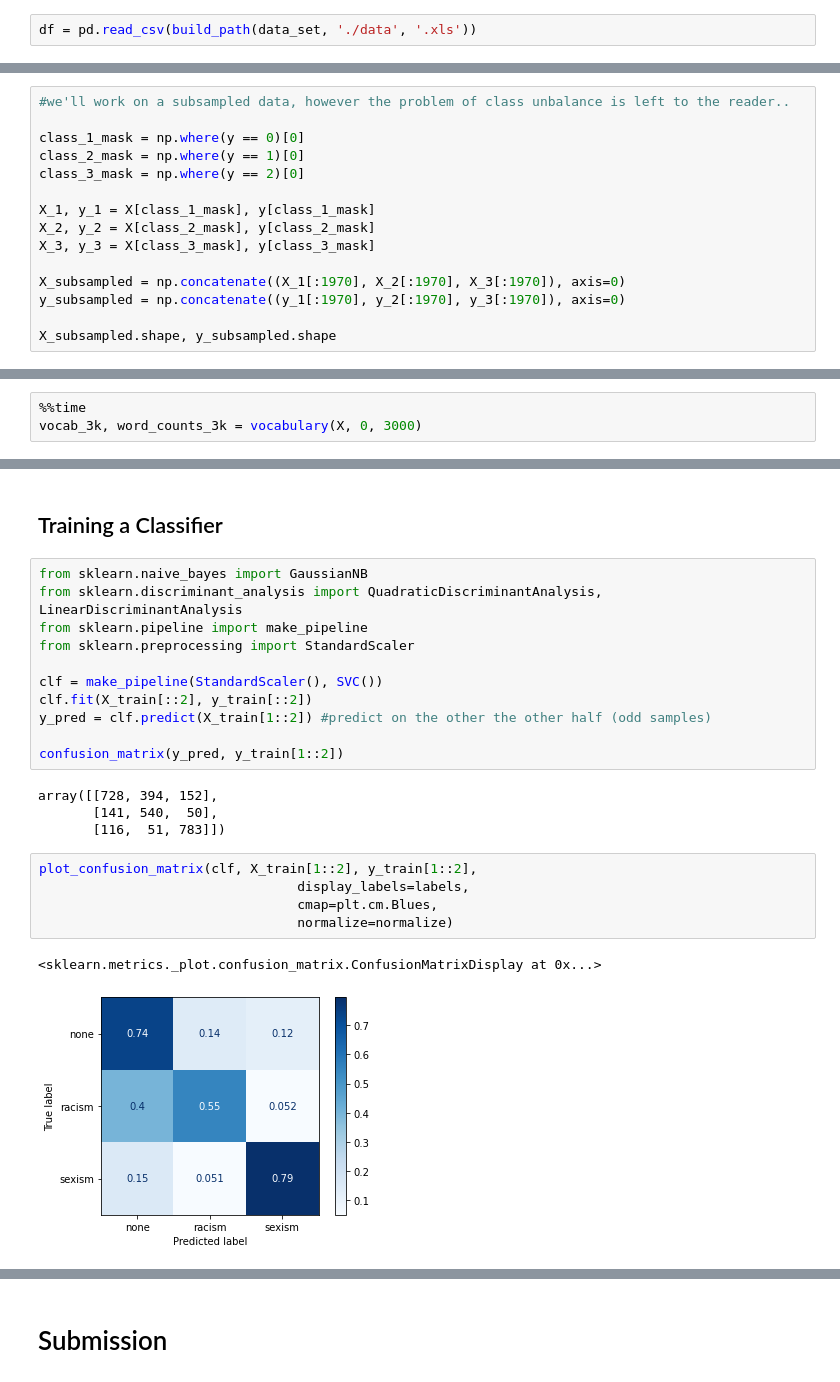
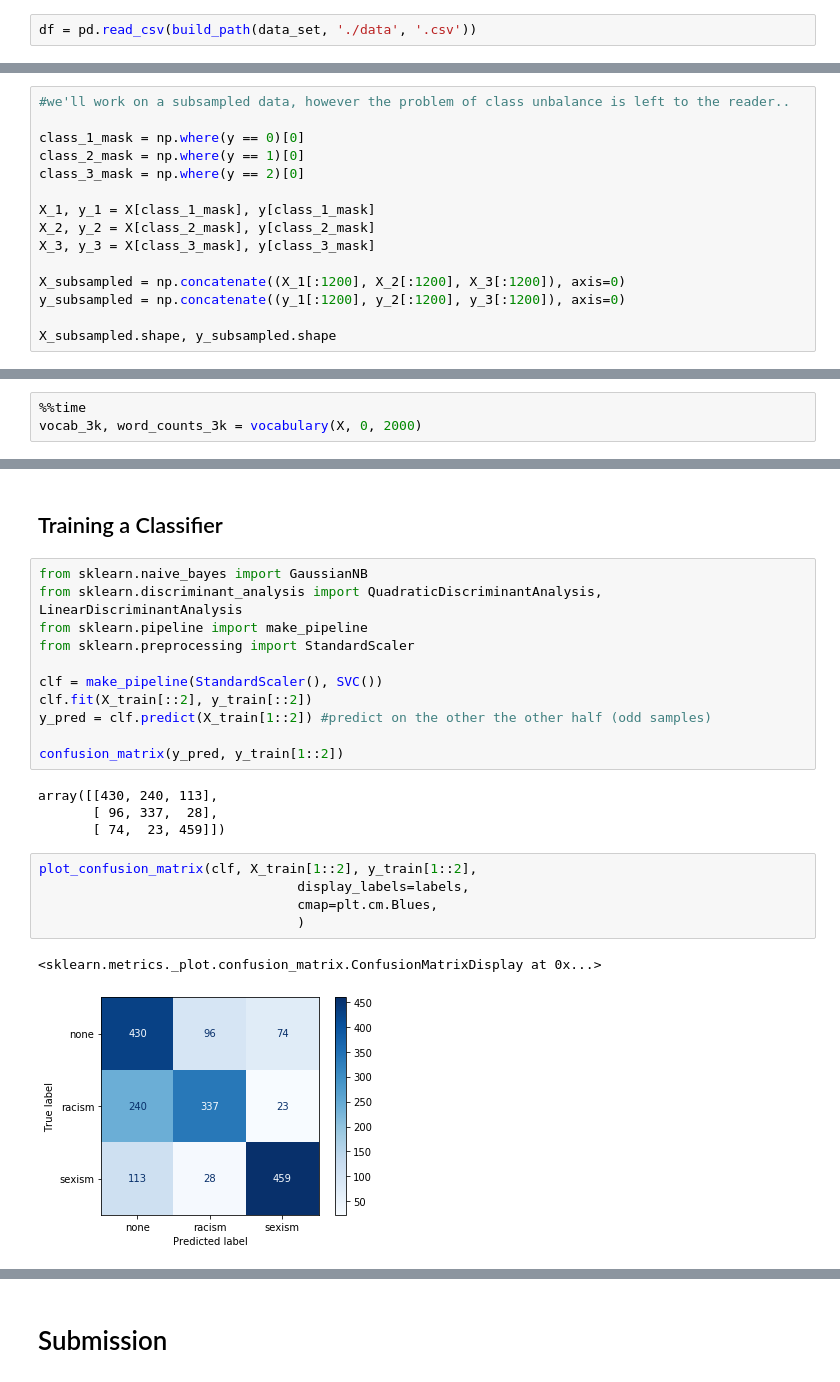
Before and after one commit to almarouk/datacamp-challenge, a Jupyter notebook: ERSSM_starting_kit.ipynb, the cells around one changed output, grey strips where cells are left out. Drawn from its saved outputs; the diff is of its cells as text.

```diff
--- a/ERSSM_starting_kit.ipynb
+++ b/ERSSM_starting_kit.ipynb
@@ -196,7 +198,7 @@ def build_path(file_name, data_path = './data', file_type='.csv'):
 
 data_set = 'train'
 # %%
-df = pd.read_csv(build_path(data_set, './data', '.xls'))
+df = pd.read_csv(build_path(data_set, './data', '.csv'))
 # %% [markdown]
 We need to explore the schema of the dataset
 # %%
@@ -809,8 +813,8 @@ X_1, y_1 = X[class_1_mask], y[class_1_mask]
 X_2, y_2 = X[class_2_mask], y[class_2_mask]
 X_3, y_3 = X[class_3_mask], y[class_3_mask]
 
-X_subsampled = np.concatenate((X_1[:1970], X_2[:1970], X_3[:1970]), axis=0)
-y_subsampled = np.concatenate((y_1[:1970], y_2[:1970], y_3[:1970]), axis=0)
+X_subsampled = np.concatenate((X_1[:1200], X_2[:1200], X_3[:1200]), axis=0)
+y_subsampled = np.concatenate((y_1[:1200], y_2[:1200], y_3[:1200]), axis=0)
 
 X_subsampled.shape, y_subsampled.shape
 # %% [output]
@@ -822,4 +826,4 @@ np.unique(y_subsampled, return_counts=True)
 # %%
 %%time
-vocab_3k, word_counts_3k = vocabulary(X, 0, 3000)
+vocab_3k, word_counts_3k = vocabulary(X, 0, 2000)
 # %% [output]
@@ -869,15 +871,15 @@ y_pred = clf.predict(X_train[1::2]) #predict on the other the other half (odd sa
 
 confusion_matrix(y_pred, y_train[1::2])
 # %% [output]
-array([[728, 394, 152],
-       [141, 540,  50],
-       [116,  51, 783]])
+array([[430, 240, 113],
+       [ 96, 337,  28],
+       [ 74,  23, 459]])
 # %%
 plot_confusion_matrix(clf, X_train[1::2], y_train[1::2],
                                  display_labels=labels,
                                  cmap=plt.cm.Blues,
-                                 normalize=normalize)
+                                 )
 # %% [output]
 <sklearn.metrics._plot.confusion_matrix.ConfusionMatrixDisplay at 0x...>
-[figure, old version]
+[figure, new version]
 # %%
```
Also changed, not shown: parts of 25 cells of this notebook, 1 other file.
